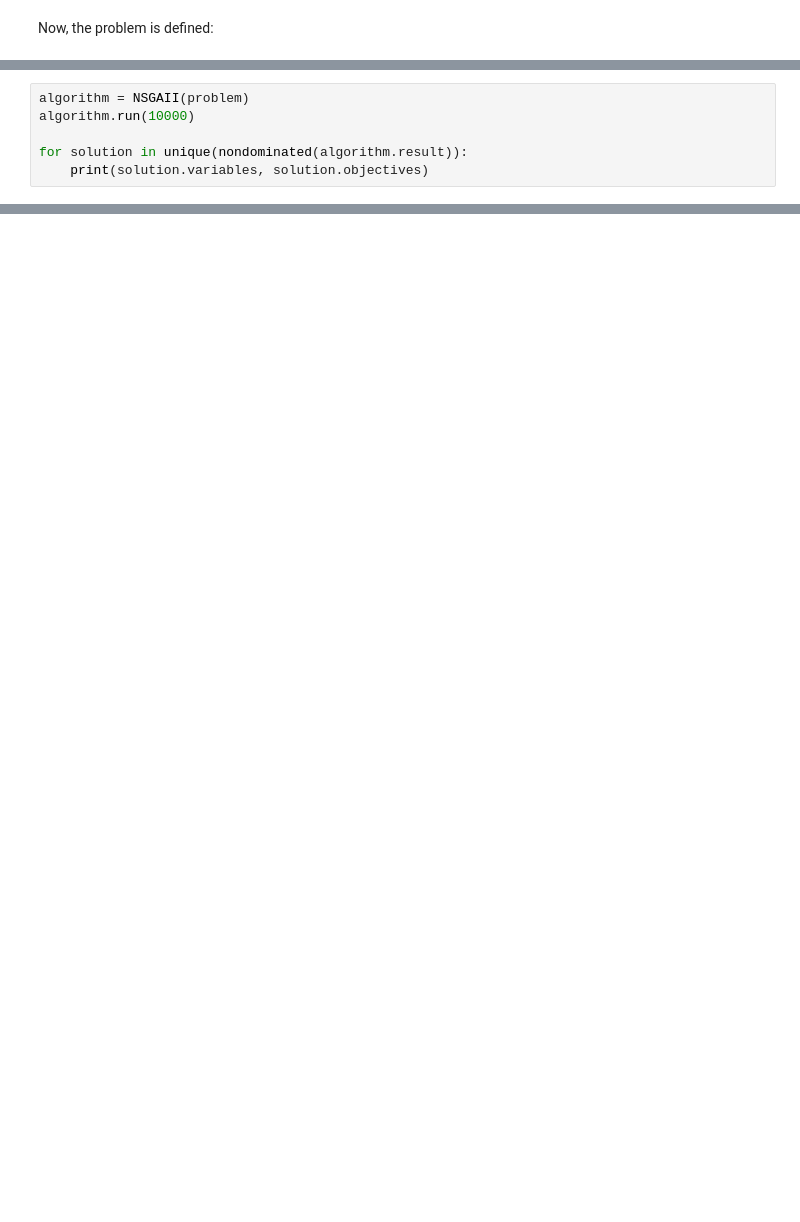
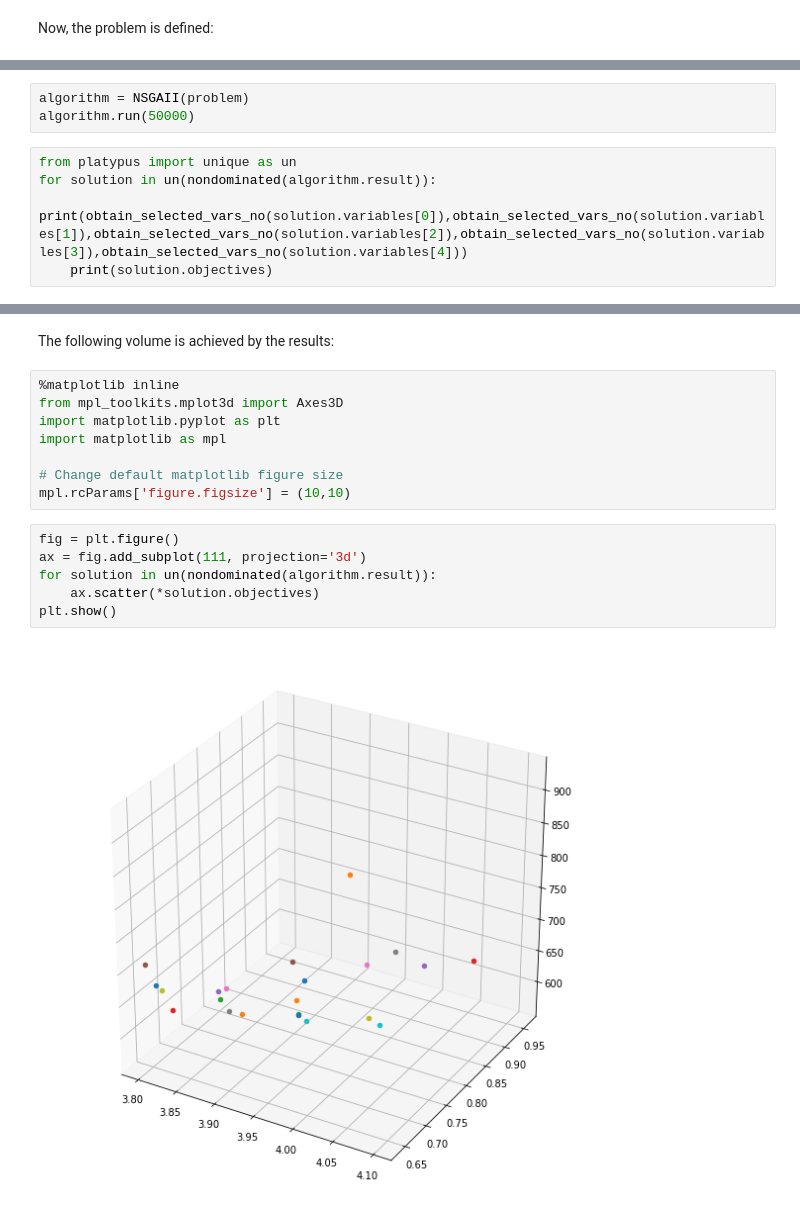
Before and after one commit to PelayoChoya/computer_components_moo, a Jupyter notebook: computercomponentsMOO.ipynb, the cells around one changed output, grey strips where cells are left out. Drawn from its saved outputs; the diff is of its cells as text; blank space fills up the shorter version.

Commit message:
Finished problem

```diff
--- a/computercomponentsMOO.ipynb
+++ b/computercomponentsMOO.ipynb
@@ -130,7 +157 @@ problem.constraints[2] = Constraint("<=", max_cost)
 problem.function = functools.partial(computer_components_problem, arg1=df)
-# %%
-algorithm = NSGAII(problem)
-algorithm.run(10000)
-
-for solution in unique(nondominated(algorithm.result)):
-    print(solution.variables, solution.objectives)
@@ -147,0 +158,8 @@ for solution in unique(nondominated(algorithm.result)):
+# %%
+algorithm = NSGAII(problem)
+algorithm.run(50000)
+# %%
+from platypus import unique as un
+for solution in un(nondominated(algorithm.result)):
+    print(obtain_selected_vars_no(solution.variables[0]),obtain_selected_vars_no(solution.variables[1]),obtain_selected_vars_no(solution.variables[2]),obtain_selected_vars_no(solution.variables[3]),obtain_selected_vars_no(solution.variables[4]))
+    print(solution.objectives)
@@ -147,0 +184,18 @@ for solution in unique(nondominated(algorithm.result)):
+# %% [markdown]
+The following volume is achieved by the results:
+# %%
+%matplotlib inline
+from mpl_toolkits.mplot3d import Axes3D
+import matplotlib.pyplot as plt
+import matplotlib as mpl
+
+# Change default matplotlib figure size
+mpl.rcParams['figure.figsize'] = (10,10)
+# %%
+fig = plt.figure()
+ax = fig.add_subplot(111, projection='3d')
+for solution in un(nondominated(algorithm.result)):
+    ax.scatter(*solution.objectives)
+plt.show()
+# %% [output]
+[figure, added]
```
Also changed, not shown: parts of 9 cells of this notebook.
